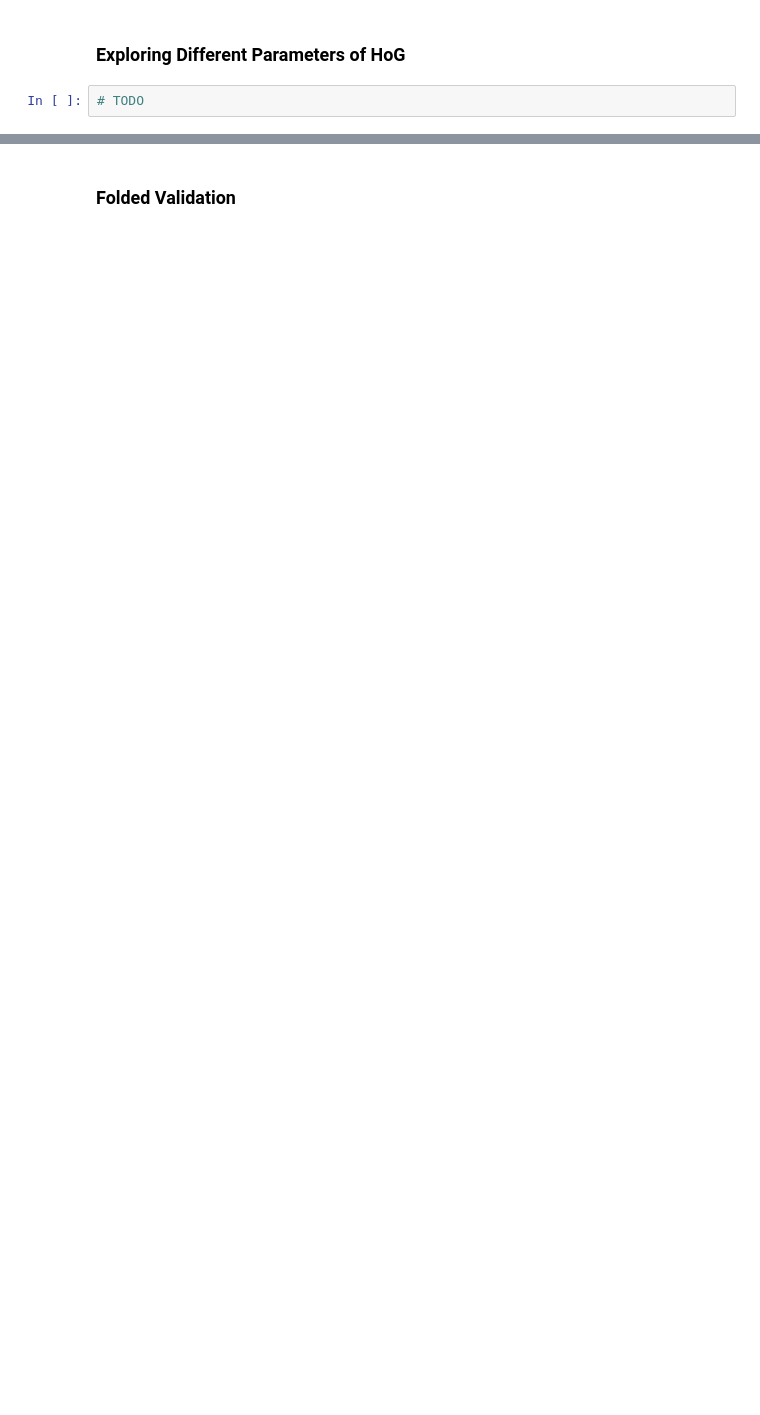
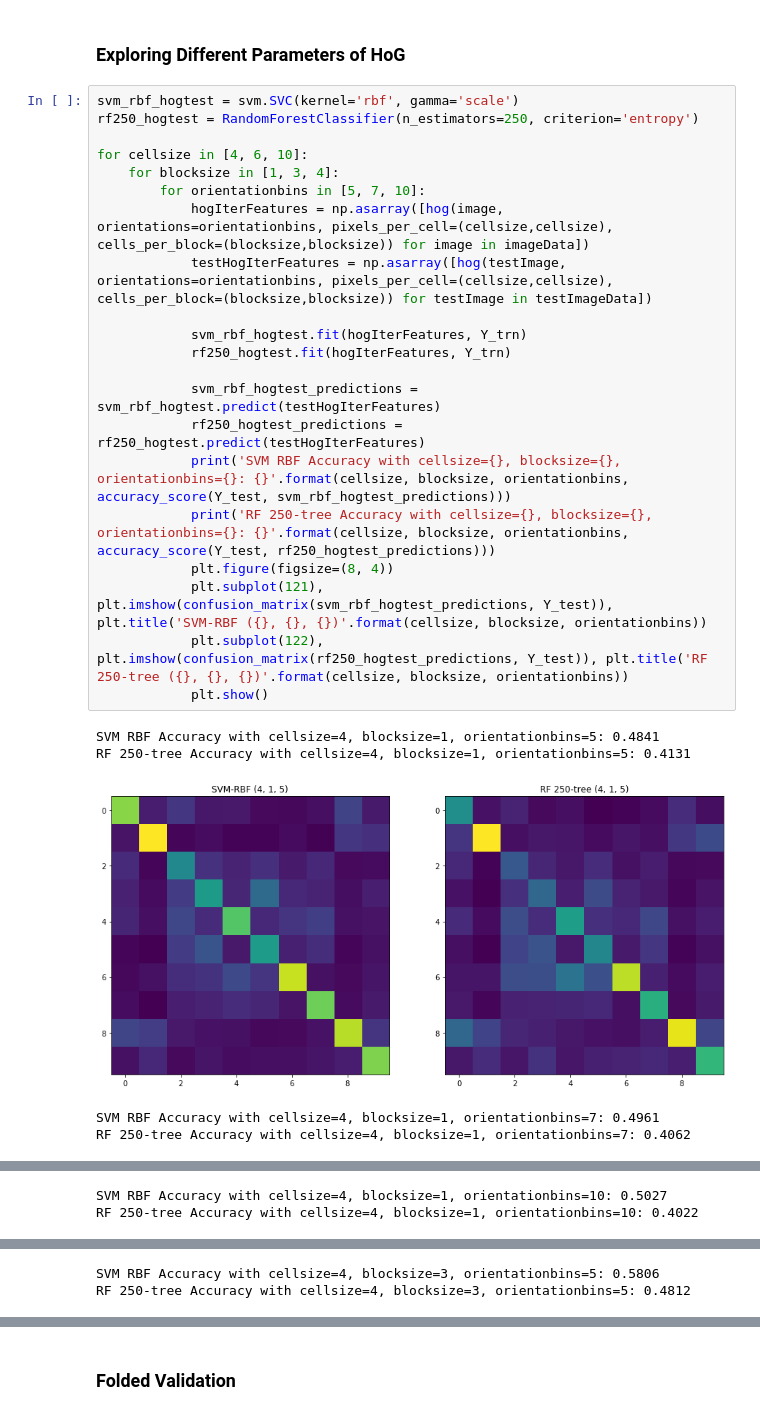
Before and after one commit to alexanderhale/ECSE415, a Jupyter notebook: Assignment_4/A4_Classifiers.ipynb, the cells around one changed output, grey strips where cells are left out. Drawn from its saved outputs; the diff is of its cells as text; blank space fills up the shorter version.

```diff
--- a/Assignment_4/A4_Classifiers.ipynb
+++ b/Assignment_4/A4_Classifiers.ipynb
@@ -209,5 +215,30 @@ TODO compare confusion matrices
 TODO Is there any particular class which is hard to classify for SVM but easier for RF or vice versa?
 # %% [markdown]
 ### Exploring Different Parameters of HoG
-# %%
-# TODO
+# %%
+svm_rbf_hogtest = svm.SVC(kernel='rbf', gamma='scale')
+rf250_hogtest = RandomForestClassifier(n_estimators=250, criterion='entropy')
+
+for cellsize in [4, 6, 10]:
+    for blocksize in [1, 3, 4]:
+        for orientationbins in [5, 7, 10]:
+            hogIterFeatures = np.asarray([hog(image, orientations=orientationbins, pixels_per_cell=(cellsize,cellsize), cells_per_block=(blocksize,blocksize)) for image in imageData])
+            testHogIterFeatures = np.asarray([hog(testImage, orientations=orientationbins, pixels_per_cell=(cellsize,cellsize), cells_per_block=(blocksize,blocksize)) for testImage in testImageData])
+
+            svm_rbf_hogtest.fit(hogIterFeatures, Y_trn)
+            rf250_hogtest.fit(hogIterFeatures, Y_trn)
+
+            svm_rbf_hogtest_predictions = svm_rbf_hogtest.predict(testHogIterFeatures)
+            rf250_hogtest_predictions = rf250_hogtest.predict(testHogIterFeatures)
+            print('SVM RBF Accuracy with cellsize={}, blocksize={}, orientationbins={}: {}'.format(cellsize, blocksize, orientationbins, accuracy_score(Y_test, svm_rbf_hogtest_predictions)))
+            print('RF 250-tree Accuracy with cellsize={}, blocksize={}, orientationbins={}: {}'.format(cellsize, blocksize, orientationbins, accuracy_score(Y_test, rf250_hogtest_predictions)))
+            plt.figure(figsize=(8, 4))
+            plt.subplot(121), plt.imshow(confusion_matrix(svm_rbf_hogtest_predictions, Y_test)), plt.title('SVM-RBF ({}, {}, {})'.format(cellsize, blocksize, orientationbins))
+            plt.subplot(122), plt.imshow(confusion_matrix(rf250_hogtest_predictions, Y_test)), plt.title('RF 250-tree ({}, {}, {})'.format(cellsize, blocksize, orientationbins))
+            plt.show()
+# %% [output]
+SVM RBF Accuracy with cellsize=4, blocksize=1, orientationbins=5: 0.4841
+RF 250-tree Accuracy with cellsize=4, blocksize=1, orientationbins=5: 0.4131
+[figure, added]
+SVM RBF Accuracy with cellsize=4, blocksize=1, orientationbins=7: 0.4961
+RF 250-tree Accuracy with cellsize=4, blocksize=1, orientationbins=7: 0.4062
@@ -213,0 +246,2 @@ TODO Is there any particular class which is hard to classify for SVM but easier
+SVM RBF Accuracy with cellsize=4, blocksize=1, orientationbins=10: 0.5027
+RF 250-tree Accuracy with cellsize=4, blocksize=1, orientationbins=10: 0.4022
@@ -213,0 +249,2 @@ TODO Is there any particular class which is hard to classify for SVM but easier
+SVM RBF Accuracy with cellsize=4, blocksize=3, orientationbins=5: 0.5806
+RF 250-tree Accuracy with cellsize=4, blocksize=3, orientationbins=5: 0.4812
```
Also changed, not shown: parts of 12 cells of this notebook.
